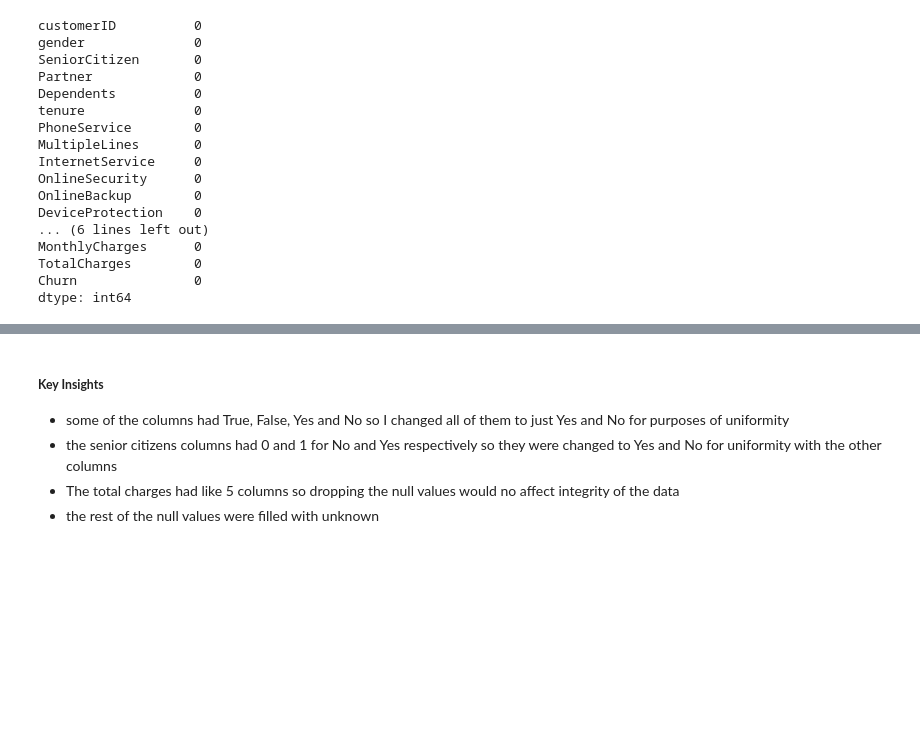
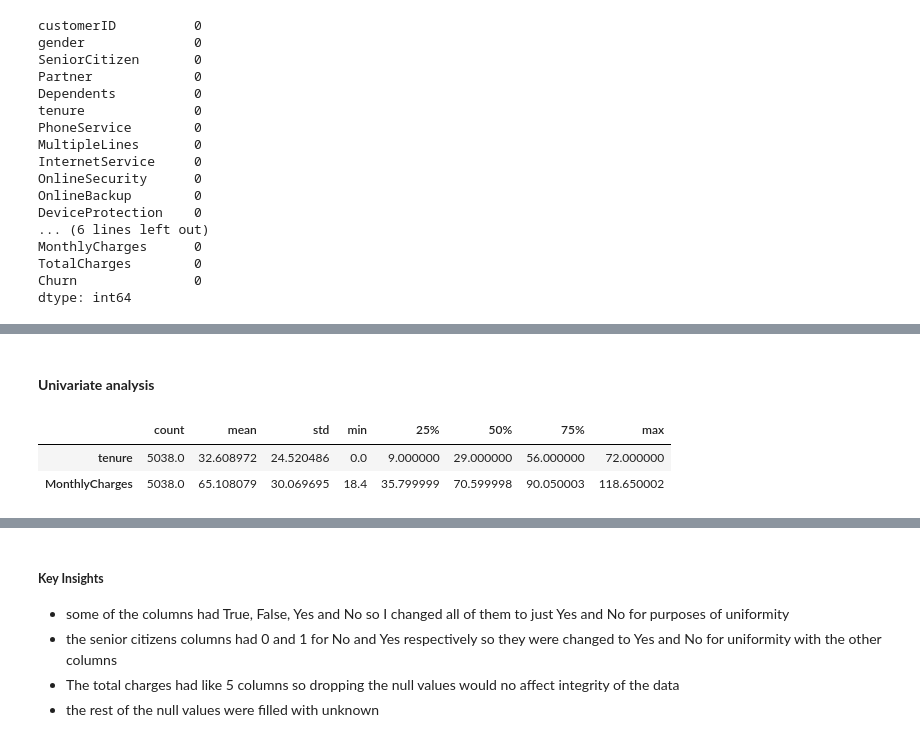
Before and after one commit to lizjelimo/Churn-Analysis, a Jupyter notebook: notebooks/main.ipynb, the cells around one changed output, grey strips where cells are left out. Cells and saved outputs as stored; diff of their text form; code cells hidden in the pictures; blank space fills up the shorter version.

```diff
--- a/notebooks/main.ipynb
+++ b/notebooks/main.ipynb
@@ -187,0 +202,8 @@ dtype: int64
+# %% [markdown]
+#### **Univariate analysis**
+# %%
+merged_training_dataset.describe().T
+# %% [output]
+|  | count | mean | std | min | 25% | 50% | 75% | max |
+| tenure | 5038.0 | 32.608972 | 24.520486 | 0.0 | 9.000000 | 29.000000 | 56.000000 | 72.000000 |
+| MonthlyCharges | 5038.0 | 65.108079 | 30.069695 | 18.4 | 35.799999 | 70.599998 | 90.050003 | 118.650002 |
```
Also changed, not shown: parts of 3 cells of this notebook.
